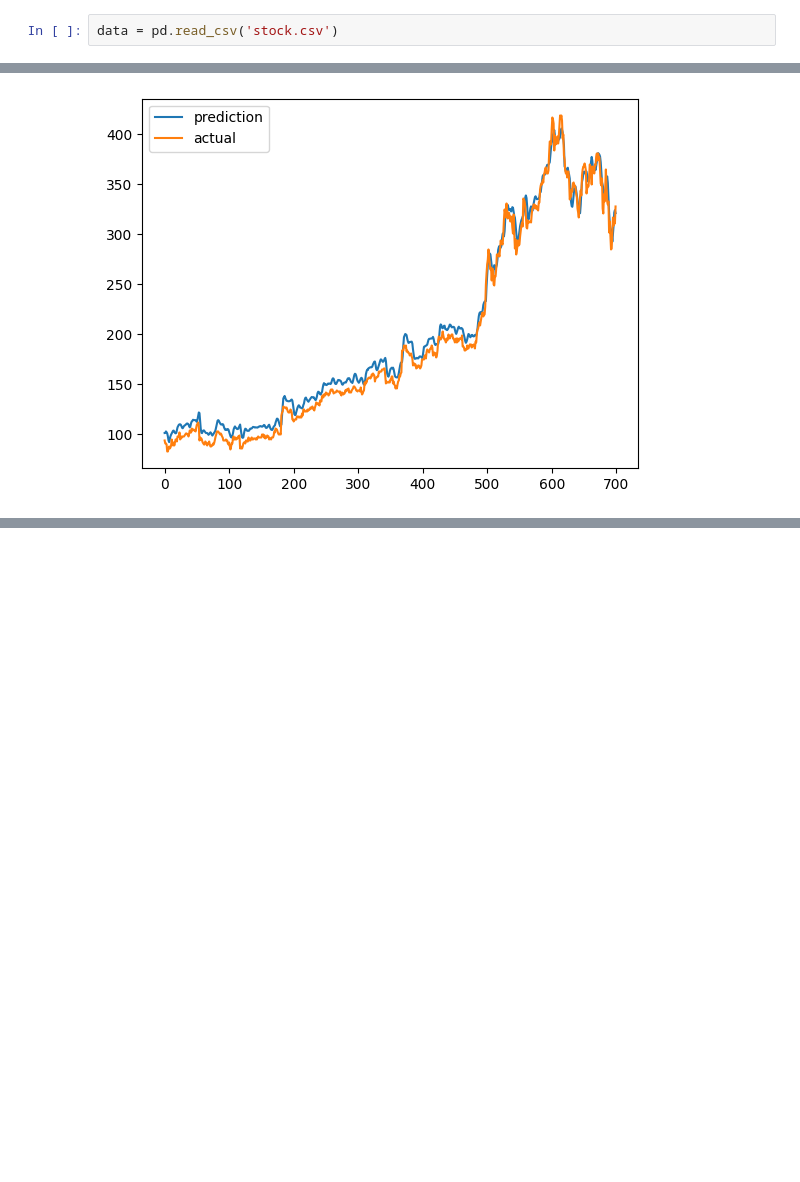
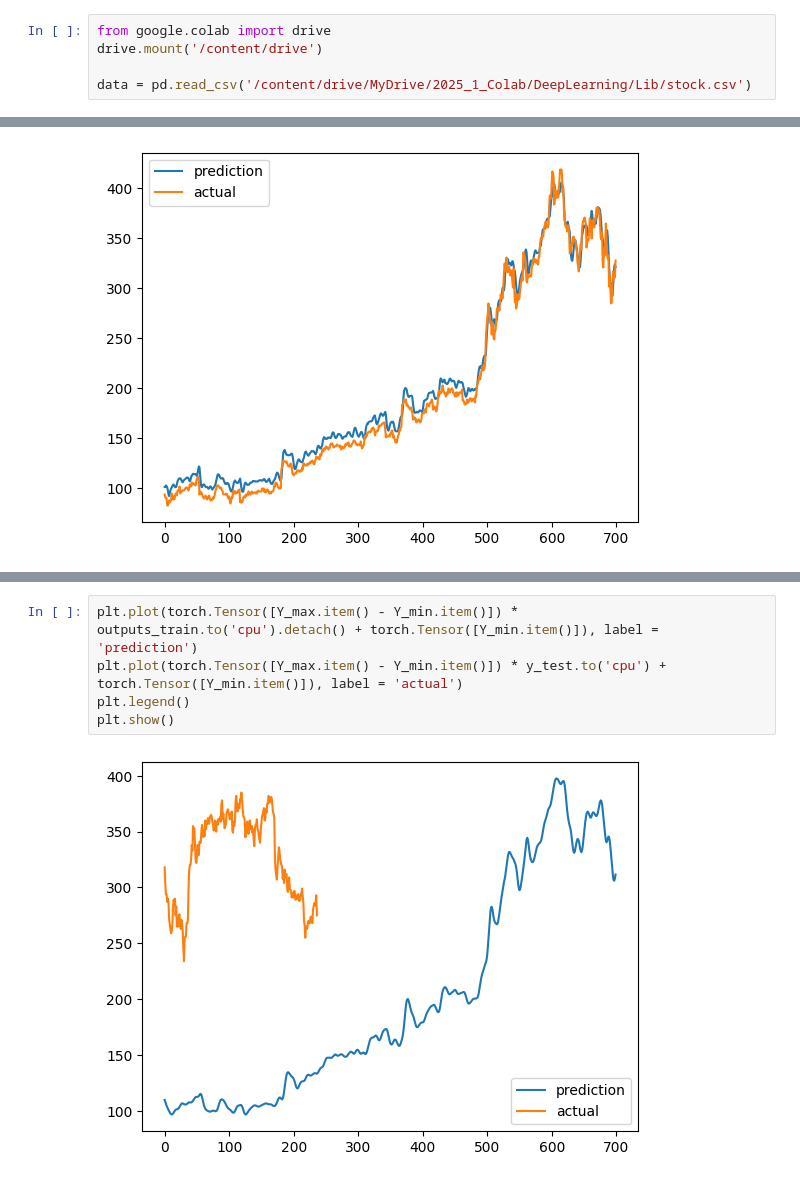
Before and after one commit to opado7/DeepLearning, a Jupyter notebook: 4주차_RNN 실습 Code.ipynb, the cells around one changed output, grey strips where cells are left out. Cells and saved outputs as stored; diff of their text form; blank space fills up the shorter version.

```diff
--- a/4주차_RNN 실습 Code.ipynb
+++ b/4주차_RNN 실습 Code.ipynb
@@ -15,4 +15,7 @@ print(device)
 # %% [output]
 cuda:0
 # %%
-data = pd.read_csv('stock.csv')
+from google.colab import drive
+drive.mount('/content/drive')
+
+data = pd.read_csv('/content/drive/MyDrive/2025_1_Colab/DeepLearning/Lib/stock.csv')
@@ -181,0 +277,7 @@ plt.show()
+# %%
+plt.plot(torch.Tensor([Y_max.item() - Y_min.item()]) * outputs_train.to('cpu').detach() + torch.Tensor([Y_min.item()]), label = 'prediction')
+plt.plot(torch.Tensor([Y_max.item() - Y_min.item()]) * y_test.to('cpu') + torch.Tensor([Y_min.item()]), label = 'actual')
+plt.legend()
+plt.show()
+# %% [output]
+[figure, added]
```
Also changed, not shown: parts of 7 cells of this notebook, 2 other files.
